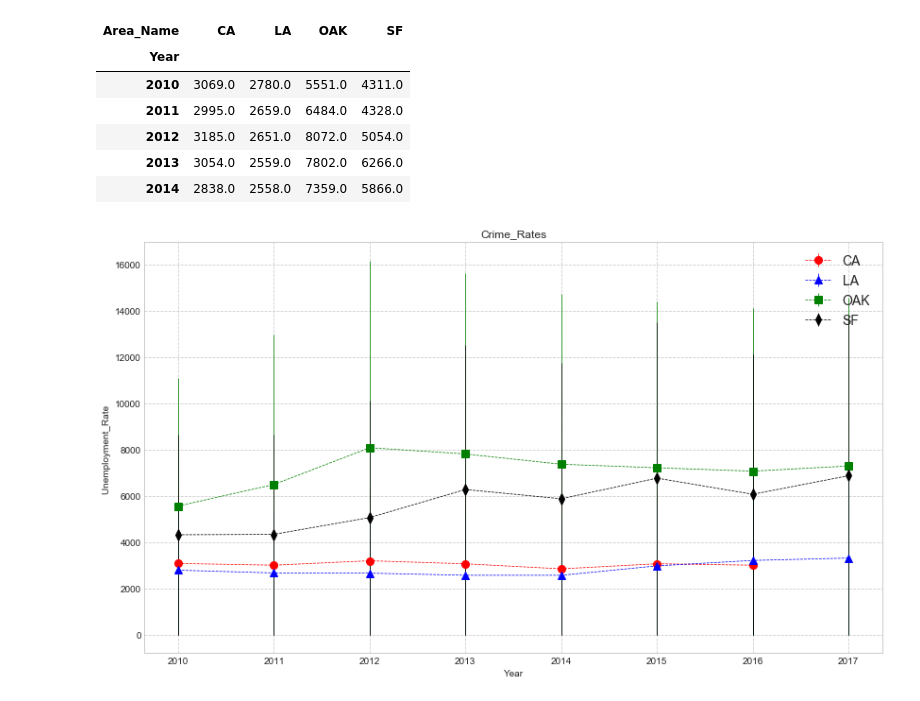
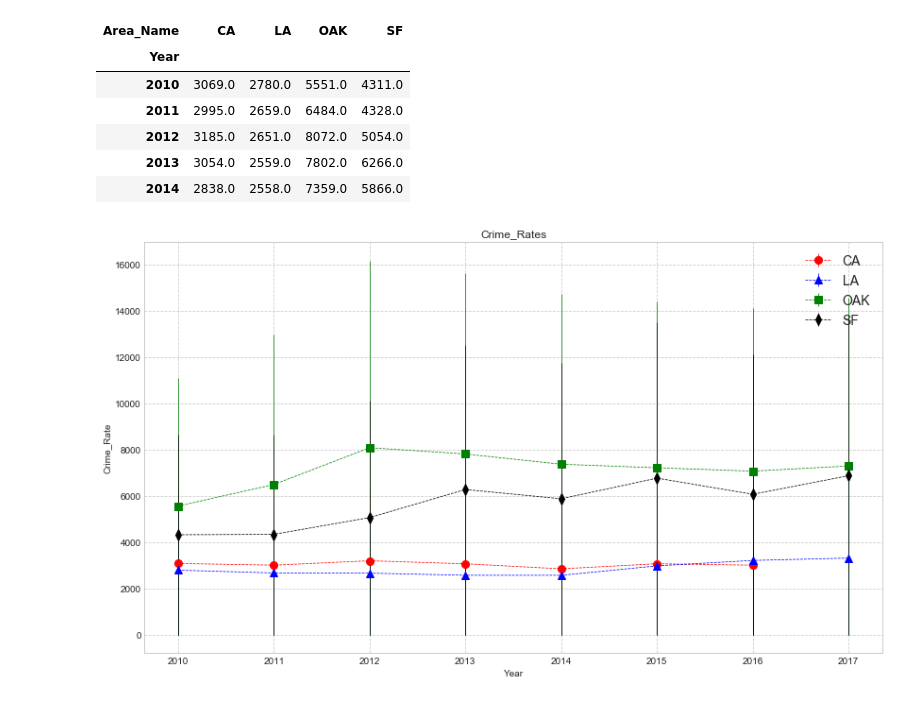
Before and after one commit to BootcampTeam01/ProjectTBD, a Jupyter notebook: Unemployment_Crime_Data.ipynb, the cells around one changed output. Cells and saved outputs as stored; diff of their text form; code cells hidden in the pictures.

```diff
--- a/Unemployment_Crime_Data.ipynb
+++ b/Unemployment_Crime_Data.ipynb
@@ -222,45 +198,32 @@ mean_pivot.head()
 | 2013 | 3054.0 | 2559.0 | 7802.0 | 6266.0 |
 | 2014 | 2838.0 | 2558.0 | 7359.0 | 5866.0 |
 # %%
-# Generate the Plot (with Error Bars) and Save the Figure
-
 x_axis = np.arange(0, 50, 10)
 x_limit = 50
 
 plt.figure(figsize=(14,8))
 
 plt.errorbar(mean_pivot.index, mean_pivot["CA"], yerr=error_pivot["CA"],\
              color="r", marker="o", markersize=8, linestyle="dashed", linewidth=0.75)
 plt.errorbar(mean_pivot.index, mean_pivot["LA"], yerr=error_pivot["LA"],\
              color="b", marker="^", markersize=8, linestyle="dashed", linewidth=0.75)
 plt.errorbar(mean_pivot.index, mean_pivot["OAK"],yerr=error_pivot["OAK"],\
              color="g", marker="s", markersize=8, linestyle="dashed", linewidth=0.75)
 plt.errorbar(mean_pivot.index, mean_pivot["SF"],yerr=error_pivot["SF"],\
              color="k", marker="d", markersize=8, linestyle="dashed", linewidth=0.75)
 
-
-# plt.ylim(20, 80)
-# plt.xlim(0, 45)
-
-# Set x and y axis labels including the title of the chart
-
-plt.title('Crime_Rates')# Give plot main title
-plt.xlabel('Year') # set text for the x axis
-plt.ylabel('Unemployment_Rate ') # set text for the y axis
+plt.title('Crime_Rates')
+plt.xlabel('Year')
+plt.ylabel('Crime_Rate')
 
 plt.style.use('seaborn-whitegrid')
 plt.grid(linestyle="dashed")
 
 plt.grid(linestyle="dashed")
 plt.legend(loc='best', fontsize=14, fancybox=True)
-
-# Save the figure
 plt.savefig('Crime_Rate.png')
-
-# Show the plot
-plt.show()
 # %% [output]
-[figure, old version]
+[figure, new version]
 # %%
 Unemply_city_year = pd.DataFrame(Summary_Data.groupby(['Area_Name', 'Year']).mean()['Unemployment_Rate '])
 Unemply_city_year = pd.pivot_table(Summary_Data, index='Year', columns='Area_Name', values='Unemployment_Rate ', aggfunc = np.mean)
```
Also changed, not shown: parts of 18 cells of this notebook.
